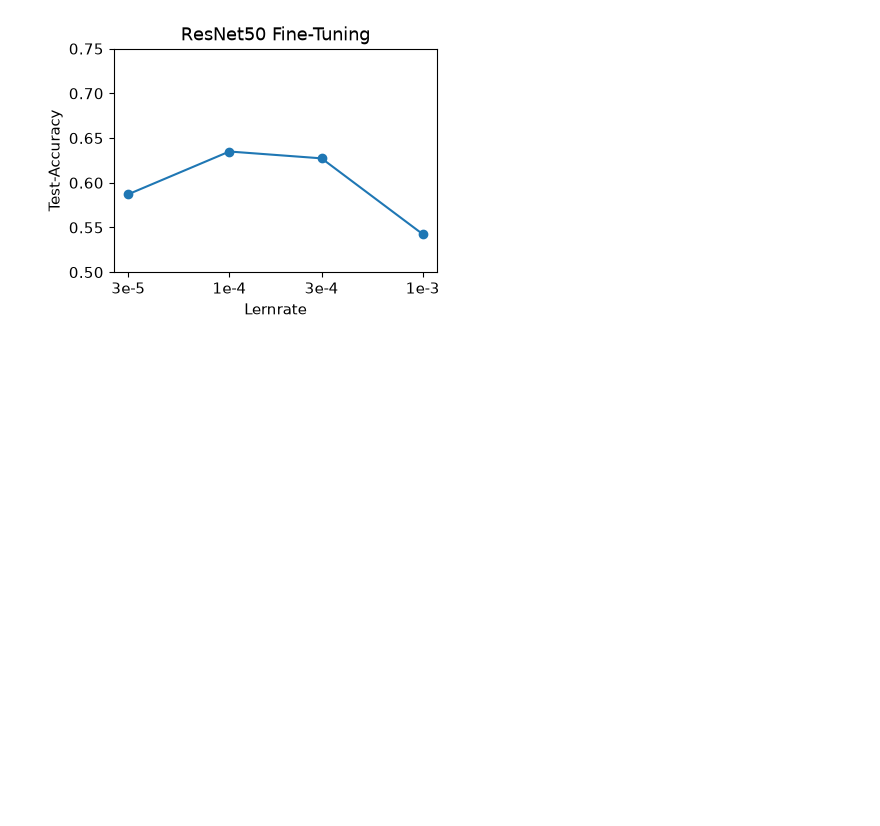
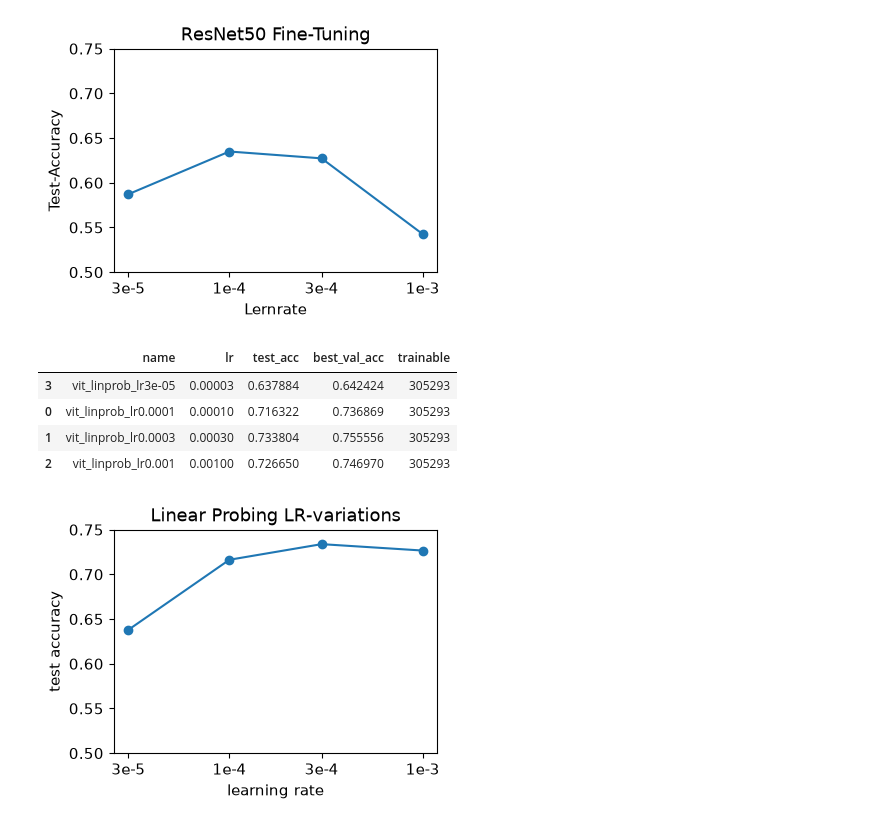
Before and after one commit to FarbKlexx/deep-learning-computer-vision, a Jupyter notebook: notebooks/results_analysis.ipynb, the cells around one changed output. Saved outputs shown, nothing was run; the diff lists cells and outputs as text; code cells hidden in the pictures; blank space fills up the shorter version.

Commit message:
linprob pynb res

```diff
--- a/notebooks/results_analysis.ipynb
+++ b/notebooks/results_analysis.ipynb
@@ -104,7 +104,26 @@ cnn[["name", "lr", "test_acc", "best_val_acc", "trainable"]]
 # %%
 # linear probing mit verschiedenen Lernraten
 LINPROBRESULTS = RESULTS / "linear_probe"
-hs = [p for p in LINPROBRESULTS.glob("vit_linprob_lr*.json") if not p.stem.endswith("_history")]
+paths = [p for p in LINPROBRESULTS.glob("vit_linprob_lr*.json") if not p.stem.endswith("_history")]
 linprob = pd.DataFrame([json.loads(p.read_text()) for p in paths])
 linprob["lr"] = linprob["name"].str.removeprefix("vit_linprob_lr").astype(float)  # z. B. vit_linprob_lr0.0001 -> 1e-4
 linprob = linprob.sort_values("lr")
+
+fig, ax = plt.subplots(figsize=TEASER_FIGSIZE, layout="constrained")
+ax.plot(linprob["lr"], linprob["test_acc"], marker="o")
+ax.set_xscale("log")
+ax.set_xticks(linprob["lr"], labels=[f"{lr:.0e}".replace("e-0", "e-") for lr in linprob["lr"]])
+ax.minorticks_off()
+ax.set_ylim(TEASER_YLIM)
+ax.set_xlabel("learning rate")
+ax.set_ylabel("test accuracy")
+ax.set_title("Linear Probing LR-variations")
+fig.savefig(ROOT / "notebooks/results/station1/linearprobe_lr_vs_acc.pdf")
+linprob[["name", "lr", "test_acc", "best_val_acc", "trainable"]]
+# %% [output]
+|  | name | lr | test_acc | best_val_acc | trainable |
+| 3 | vit_linprob_lr3e-05 | 0.00003 | 0.637884 | 0.642424 | 305293 |
+| 0 | vit_linprob_lr0.0001 | 0.00010 | 0.716322 | 0.736869 | 305293 |
+| 1 | vit_linprob_lr0.0003 | 0.00030 | 0.733804 | 0.755556 | 305293 |
+| 2 | vit_linprob_lr0.001 | 0.00100 | 0.726650 | 0.746970 | 305293 |
+[figure, added]
```
Also changed, not shown: parts of 1 cell of this notebook, 1 other file.
